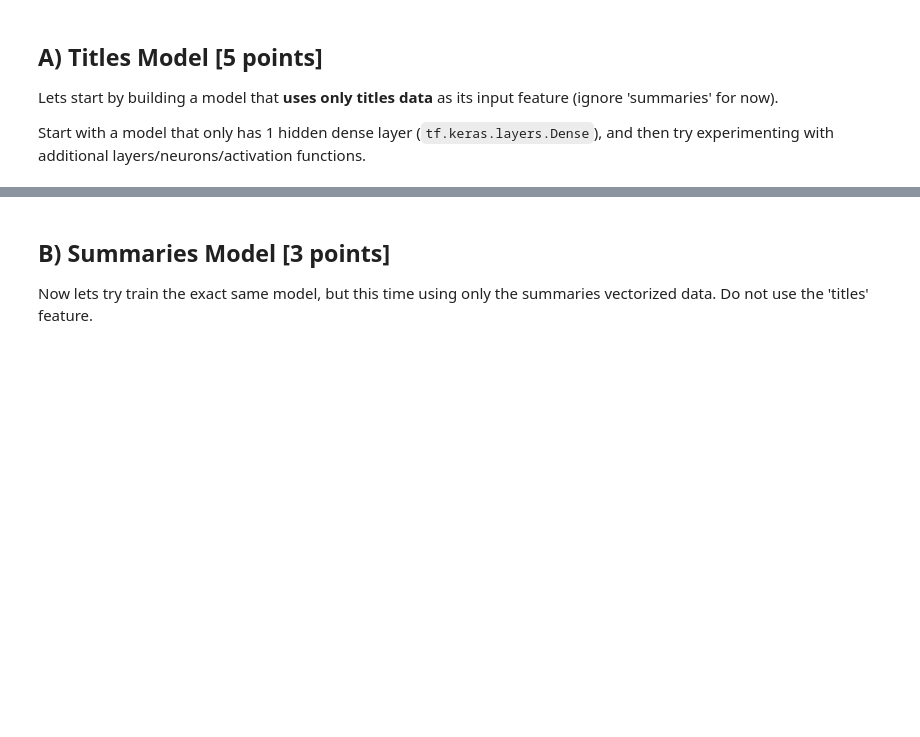
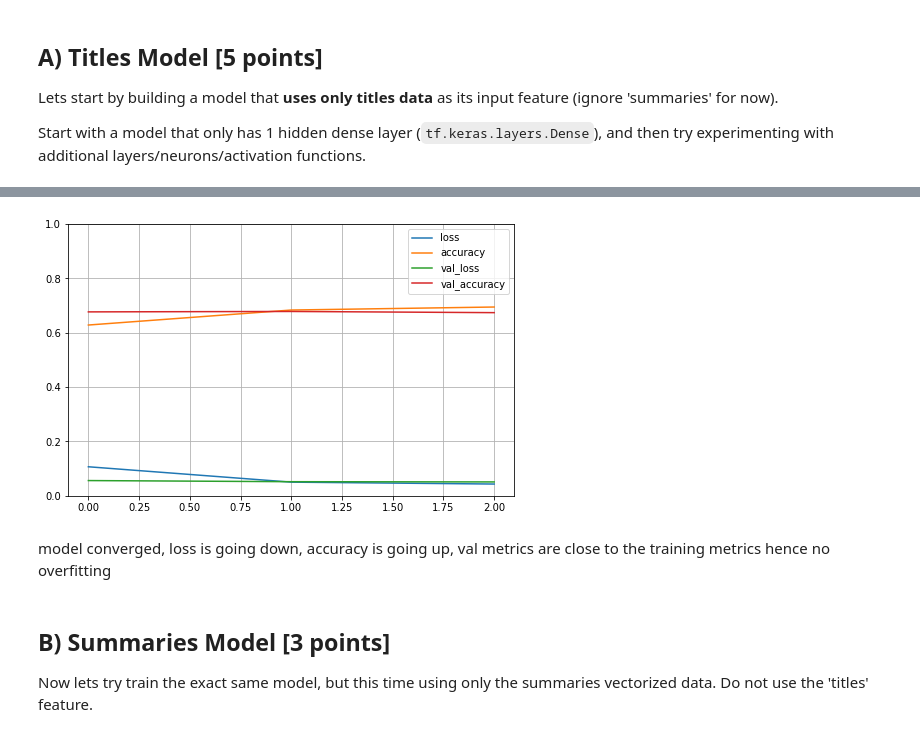
Before and after one commit to asouzujoseph/Machine-learning-with-Python, a Jupyter notebook: Assignment_4_Multi_label_Text_Classification.ipynb, the cells around one changed output, grey strips where cells are left out. Cells and saved outputs as stored; diff of their text form; code cells hidden in the pictures; blank space fills up the shorter version.

```diff
--- a/Assignment_4_Multi_label_Text_Classification.ipynb
+++ b/Assignment_4_Multi_label_Text_Classification.ipynb
@@ -237,0 +260,10 @@ examples_vectorized.A # use .A to convert sparse to dense array for inspection
+# %%
+### text preprocessing and transformation of training dataset
+vectorized_X_train_titles = tr1.transform(X_train.titles)
+vectorized_X_train_summaries = tr2.transform(X_train.summaries)
+# vectorized_X_train = sp.hstack([tr1.transform(X_train.titles),tr2.transform(X_train.summaries)], format='csr')
+# %%
+### text preprocessing and transformation of validation dataset
+vectorized_X_val_titles = tr1.transform(X_val.titles)
+vectorized_X_val_summaries = tr2.transform(X_val.summaries)
+# vectorized_X_val = sp.hstack([tr1.transform(X_val.titles), tr2.transform(X_val.summaries)], format='csr')
@@ -299,0 +338,18 @@ Start with a model that only has 1 hidden dense layer (`tf.keras.layers.Dense`),
+# %%
+model = keras.models.Sequential()
+model.add(keras.layers.Flatten(input_shape=(vectorized_X_train_titles.shape[1],))) # input_shape=number of features
+model.add(keras.layers.Dense(100, activation="relu"))
+#model.add(keras.layers.Dense(100, activation="relu"))
+model.add(keras.layers.Dense(63, activation="sigmoid"))
+# %%
+model.compile(
+    loss=tf.keras.losses.BinaryCrossentropy(from_logits=False),
+    optimizer=tf.keras.optimizers.Adam(),
+    metrics=["accuracy"]) #, tf.keras.metrics.Recall(), tf.keras.metrics.Precision()
+# %%
+titles = model.fit(vectorized_X_train_titles.A, y_train, epochs=3, validation_data=(vectorized_X_val_titles.A, y_val))
+pd.DataFrame(titles.history).plot(figsize=(8, 5))
+plt.grid(True)
+plt.gca().set_ylim(0, 1)
+plt.show()
+# %% [output]
@@ -300,3 +362,6 @@ Start with a model that only has 1 hidden dense layer (`tf.keras.layers.Dense`),
+[figure, added]
+# %% [markdown]
+model converged, loss is going down, accuracy is going up, val metrics are close to the training metrics hence no overfitting
 # %% [markdown]
 ## B) Summaries Model [3 points]
 
```
Also changed, not shown: parts of 28 cells of this notebook.
